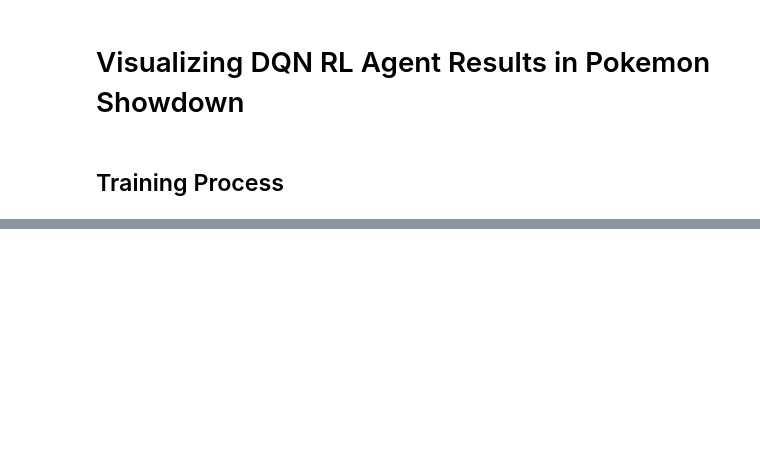
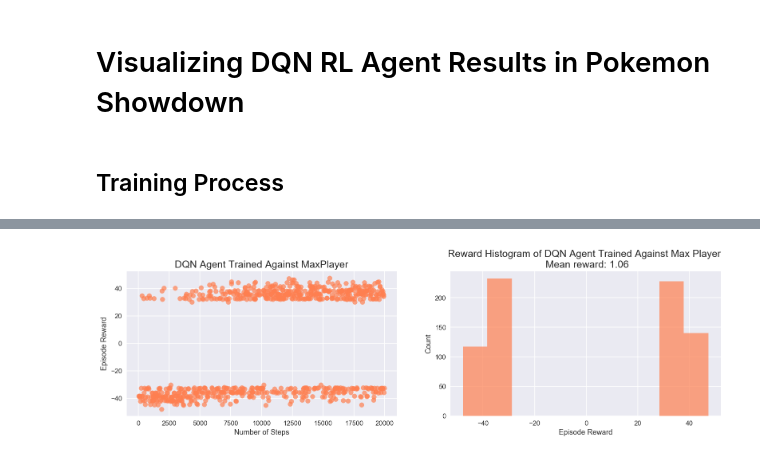
Before and after one commit to vuhcl/poke-env, a Jupyter notebook: src/DQNAgent/dqn_showdown_results.ipynb, the cells around one changed output, grey strips where cells are left out. Cells and saved outputs as stored; diff of their text form; code cells hidden in the pictures; blank space fills up the shorter version.

```diff
--- a/src/DQNAgent/dqn_showdown_results.ipynb
+++ b/src/DQNAgent/dqn_showdown_results.ipynb
@@ -41,0 +44,5 @@ Text(0,0.5,'Count')
+# %%
+max_train = create_df('MaxPlayer_trainlog_20000eps.csv')
+create_plots(max_train, 'Max', 'coral')
+# %% [output]
+[figure, added]
```
Also changed, not shown: parts of 15 cells of this notebook.
